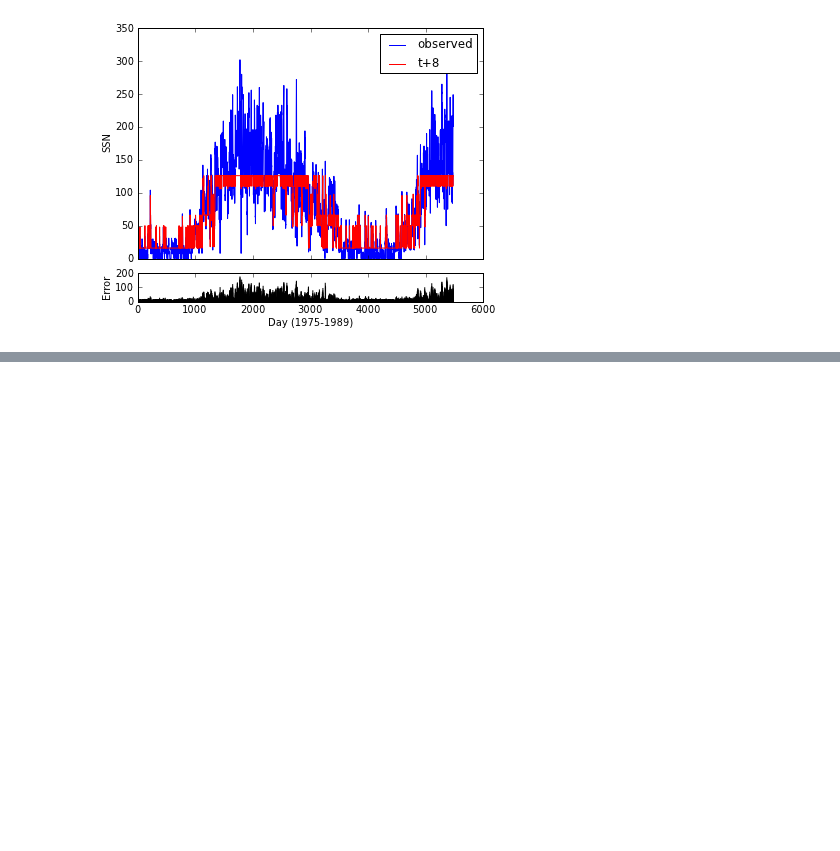
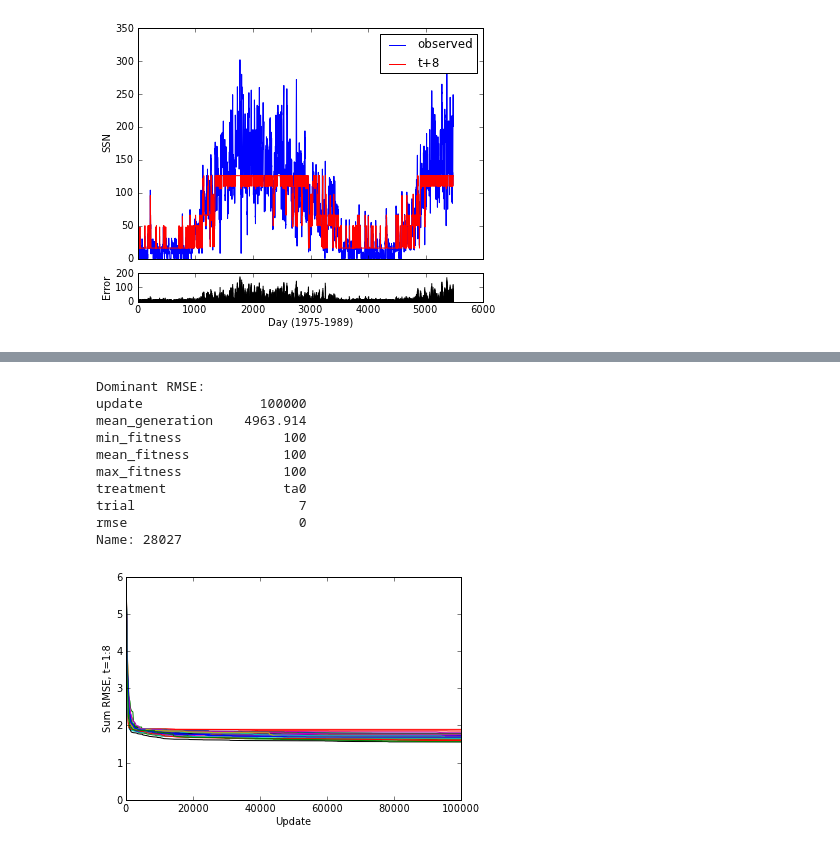
Before and after one commit to mmirmomeni/sunspot, a Jupyter notebook: math/sunspot.ipynb, the cells around one changed output, grey strips where cells are left out. Cells and saved outputs as stored; diff of their text form; code cells hidden in the pictures; blank space fills up the shorter version.

```diff
--- a/math/sunspot.ipynb
+++ b/math/sunspot.ipynb
@@ -100,0 +131,14 @@ nD = test_sunspot("/Users/dk/research/src/sunspot/var/002-multi/ta0_18")
+# %%
+D = quick_look('/Users/dk/research/var/sunspot/005-mackey-glass','ta')
+# %% [output]
+Dominant RMSE:
+update               100000
+mean_generation    4963.914
+min_fitness             100
+mean_fitness            100
+max_fitness             100
+treatment               ta0
+trial                     7
+rmse                      0
+Name: 28027
+[figure, added]
```
Also changed, not shown: parts of 4 cells of this notebook, 11 other files.
